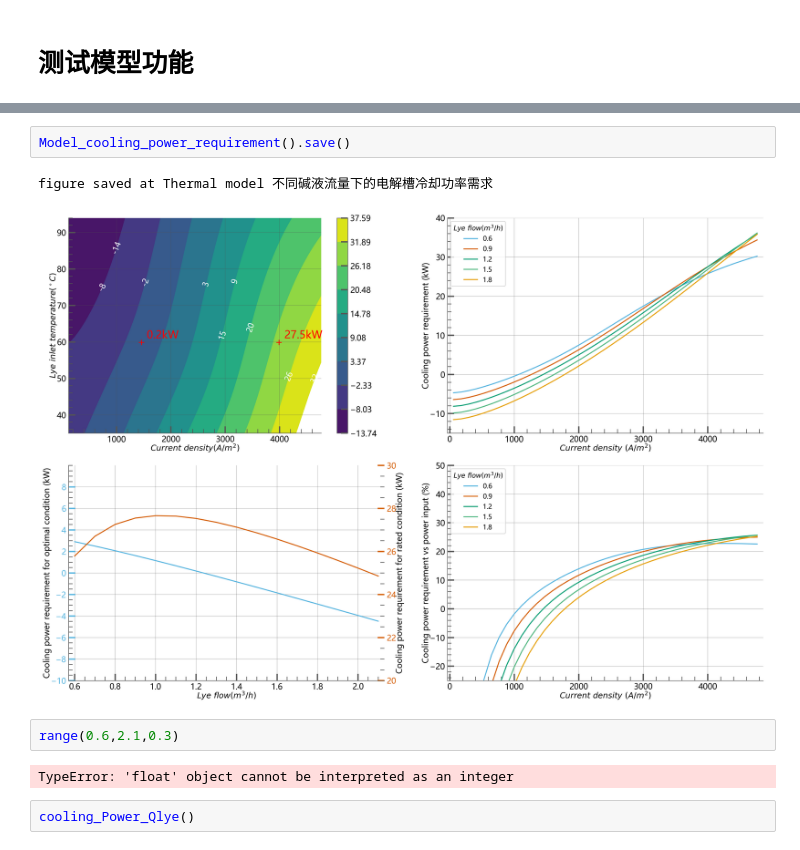
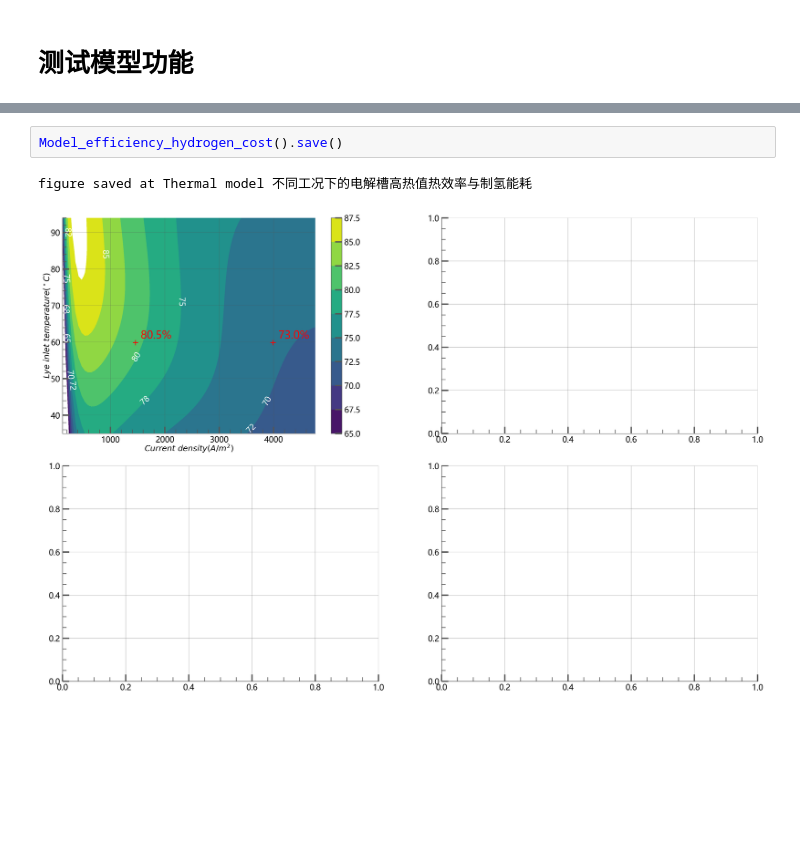
Before and after one commit to GustavHenry/Electrolyzer-dynamic-model, a Jupyter notebook: src/Thermal model test.ipynb, the cells around one changed output, grey strips where cells are left out. Drawn from its saved outputs; the diff is of its cells as text; blank space fills up the shorter version.

```diff
--- a/src/Thermal model test.ipynb
+++ b/src/Thermal model test.ipynb
@@ -280,11 +178,5 @@ class Model_cooling_power_requirement(QuadroPlotter):
 # %%
-Model_cooling_power_requirement().save()
+Model_efficiency_hydrogen_cost().save()
 # %% [output]
-figure saved at Thermal model 不同碱液流量下的电解槽冷却功率需求
+figure saved at Thermal model 不同工况下的电解槽高热值热效率与制氢能耗
-[figure, old version]
+[figure, new version]
-# %%
-range(0.6,2.1,0.3)
-# %% [output]
-TypeError: 'float' object cannot be interpreted as an integer
-# %%
-cooling_Power_Qlye()
```
Also changed, not shown: parts of 5 cells of this notebook, 4 other files.
